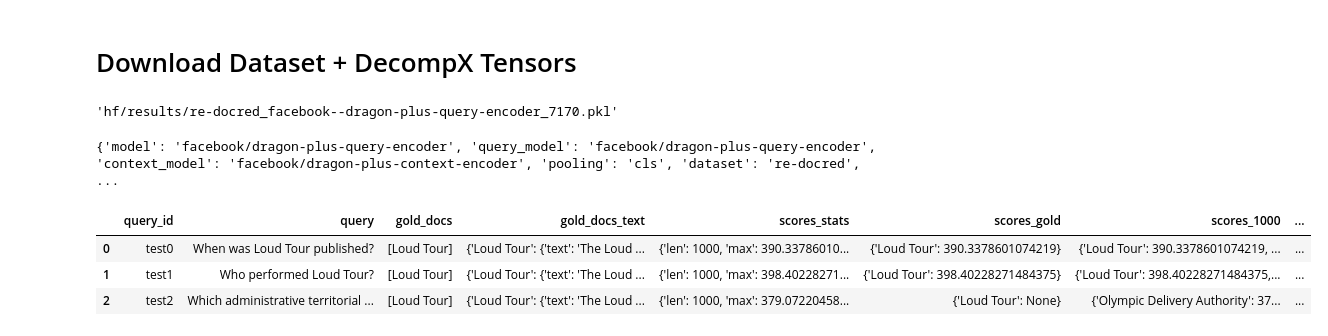
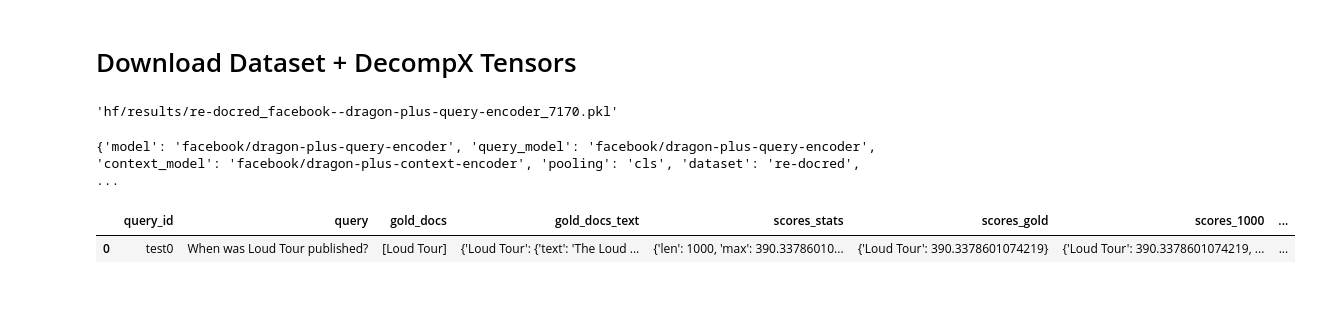
Before and after one commit to mohsenfayyaz/ColDeR, a Jupyter notebook: src/notebooks/Analysis_Tail.ipynb, the cells around one changed output. Saved outputs shown, nothing was run; the diff lists cells and outputs as text; code cells hidden in the pictures; blank space fills up the shorter version.

```diff
--- a/src/notebooks/Analysis_Tail.ipynb
+++ b/src/notebooks/Analysis_Tail.ipynb
@@ -13,12 +13,12 @@ from typing import List, Dict, Union, Tuple
 from transformers import AutoTokenizer, AutoModel
 
 pd.set_option('display.max_columns', None)
-pd.set_option('display.max_colwidth', 512)
+pd.set_option('display.max_colwidth', 256)
 
 plt.style.use('seaborn-v0_8')
 load_dotenv()
 hf.login(os.environ["HF_TOKEN"])
-os.environ["CUDA_VISIBLE_DEVICES"] = "1"
+os.environ["CUDA_VISIBLE_DEVICES"] = "6"
 print("CUDA_VISIBLE_DEVICES:", os.environ["CUDA_VISIBLE_DEVICES"], "HF_HOME:", os.environ["HF_HOME"])
 # %% [output]
 The token has not been saved to the git credentials helper. Pass `add_to_git_credential=True` in this function directly or `--add-to-git-credential` if using via `huggingface-cli` if you want to set t ...
@@ -39,13 +39,11 @@ hf.hf_hub_download(repo_id="Retriever-Contextualization/datasets", filename=f"re
 # %%
 df_raw = pd.read_pickle(f"./hf/results/{DATASET}")
 print(df_raw.attrs)
-df_raw.head(3)
+df_raw.head(1)
 # %% [output]
 {'model': 'facebook/dragon-plus-query-encoder', 'query_model': 'facebook/dragon-plus-query-encoder', 'context_model': 'facebook/dragon-plus-context-encoder', 'pooling': 'cls', 'dataset': 're-docred',  ...
 |  | query_id | query | gold_docs | gold_docs_text | scores_stats | scores_gold | scores_1000 | ... |
 | 0 | test0 | When was Loud Tour published? | [Loud Tour] | {'Loud Tour': {'text': 'The Loud ... | {'len': 1000, 'max': 390.33786010... | {'Loud Tour': 390.3378601074219} | {'Loud Tour': 390.3378601074219, ... | ... |
-| 1 | test1 | Who performed Loud Tour? | [Loud Tour] | {'Loud Tour': {'text': 'The Loud ... | {'len': 1000, 'max': 398.40228271... | {'Loud Tour': 398.40228271484375} | {'Loud Tour': 398.40228271484375,... | ... |
-| 2 | test2 | Which administrative territorial ... | [Loud Tour] | {'Loud Tour': {'text': 'The Loud ... | {'len': 1000, 'max': 379.07220458... | {'Loud Tour': None} | {'Olympic Delivery Authority': 37... | ... |
 # %%
 df = df_raw.copy()
 df = df[df["evidence_sent_ids"].str.len() == 1]  # 1 Evidence
```
Also changed, not shown: parts of 12 cells of this notebook, 2 other files.
